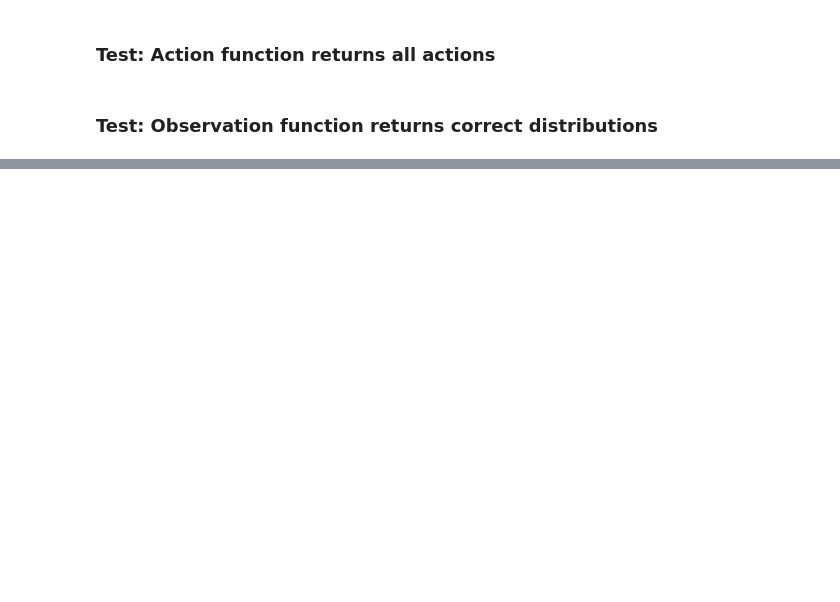
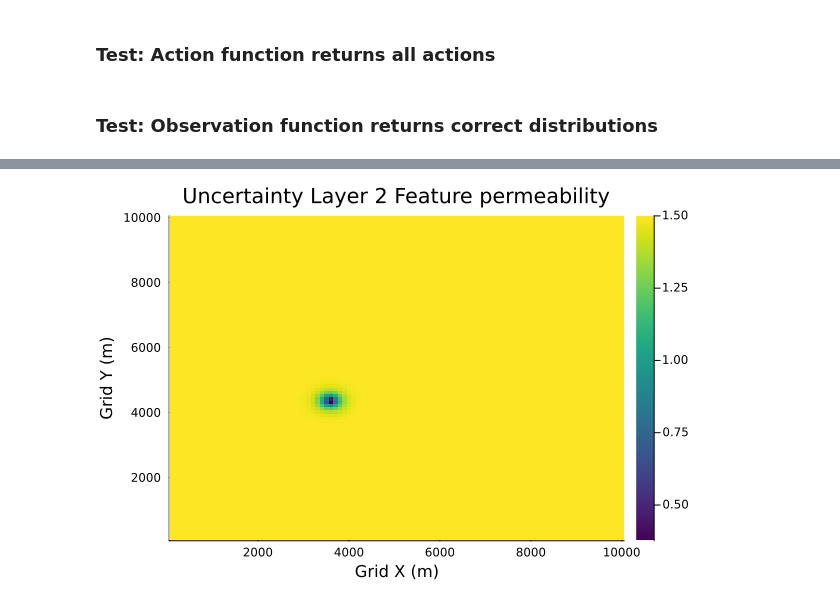
Before and after one commit to sisl/CGS_CCS, a Jupyter notebook: scripts/scratch.ipynb, the cells around one changed output, grey strips where cells are left out. Drawn from its saved outputs; the diff is of its cells as text; code cells hidden in the pictures; blank space fills up the shorter version.

Commit message:
Got the uncertainty to propagate over the larger scaled distance

```diff
--- a/scripts/scratch.ipynb
+++ b/scripts/scratch.ipynb
@@ -139,0 +27,81 @@ CCSPOMDP(CCS_State(LayerFeatures[LayerFeatures(10000×4 GeoTable over 100×100 C
+# %%
+# The high uncertainty decreases once we take a well action
+function observe(pomdp::CCSPOMDP, point::Point, layer::Int, column::Symbol, action_id::Symbol)
+    # We return a mixture model of the GP conditioned on the rocktype
+    obs_conditioned_on_rocktype = Vector{MvNormal}(undef, length(instances(RockType))) # TODO: Replace this Any
+    x = pcu(point)
+    y = pomdp.state.earth[layer].gt[point, column]
+    unc = ACTION_UNCERTAINTY[(action_id, column)]
+
+    for rocktype in 1:length(instances(RockType))
+        if pomdp.rocktype_belief[layer].p[rocktype] == 0.0
+        end
+        # TODO: Add a short circuit when rocktype has probability 0
+        f = pomdp.belief[rocktype][layer][column]
+        if unc < 0 # Feature belief not changed by action
+            mean_cond = mean(f(x))
+            cov_cond = cov(f(x))
+        else
+            p_fx = posterior(f(x, unc), y)
+            pomdp.belief[rocktype][layer][column] = p_fx
+
+            mean_cond = mean(p_fx(x))
+            cov_cond = cov(p_fx(x))
+        end
+        obs_conditioned_on_rocktype[rocktype] = MvNormal(mean_cond, cov_cond)
+    end
+    return Distributions.MixtureModel(obs_conditioned_on_rocktype, pomdp.rocktype_belief[layer].p)
+end
+
+function POMDPs.observation(pomdp::CCSPOMDP, action, state)
+    component_distributions::Vector{MixtureModel{Multivariate, Distributions.Continuous, MvNormal, Distributions.Categorical{Float64, Vector{Float64}}}} = []
+    for layer in 1:NUM_LAYERS
+        if action.id == :well_action # an observation with action_id == :well_action determines rock type
+            rocktype = pomdp.state.earth[layer].layer_rocktype
+            upd_prob = zeros(length(instances(RockType)))
+            upd_prob[Int(rocktype)] = 1.0
+            pomdp.rocktype_belief[layer] = Distributions.Categorical(upd_prob)
+        end
+        for feature in pomdp.feature_names
+            push!(component_distributions, observe(pomdp, action.geometry, layer, feature, action.id))
+        end
+    end
+
+    return product_distribution(component_distributions)
+end
+
+distr = POMDPs.observation(pomdp, all_actions[2], pomdp.state)
+reward = POMDPs.reward(pomdp, pomdp.state, all_actions[2])
+println(typeof(distr), "\nReward: ", reward)
+
+function visualize_uncertainty(pomdp::CCSPOMDP, layer::Int, column::Symbol)
+    stds_mtx = zeros(GRID_SIZE, GRID_SIZE)
+    gridx = pcu([pt.vertices[1] for pt in domain(pomdp.state.earth[layer].gt)])
+    for rocktype in 1:length(instances(RockType))
+        if pomdp.rocktype_belief[layer].p[rocktype] == 0.0
+            continue
+        end
+        ms = marginals(pomdp.belief[rocktype][layer][column](gridx))
+        mg_stds = std.(ms) * sqrt(pomdp.rocktype_belief[layer].p[rocktype])
+        # for (i, pt) in enumerate([pt.vertices[1] for pt in domain(pomdp.state.earth[layer].gt)])
+        #     if ustrip(pt - all_actions[2].geometry) < 200 && (mg_stds[i] < 1.49)
+        #         print("$pt : $(mg_stds[i])\n")
+        #     end
+        # end
+        stds_mtx .+= reshape(mg_stds, GRID_SIZE, GRID_SIZE)'
+    end
+
+    xaxisvalues = yaxisvalues = (1:GRID_SIZE) .* SPACING
+    heatmap(xaxisvalues,
+            yaxisvalues,
+            stds_mtx,
+            color=:viridis,
+            xlabel="Grid X (m)",
+            ylabel="Grid Y (m)",
+            title="Uncertainty Layer $layer Feature $column",
+            # clims=(0, maximum(mg_stds))
+            )
+end
+
+visualize_uncertainty(pomdp, 2, :permeability)
+# %% [output]
@@ -139,0 +110 @@ CCSPOMDP(CCS_State(LayerFeatures[LayerFeatures(10000×4 GeoTable over 100×100 C
+[figure, added]
```
Also changed, not shown: parts of 16 cells of this notebook, 3 other files.
